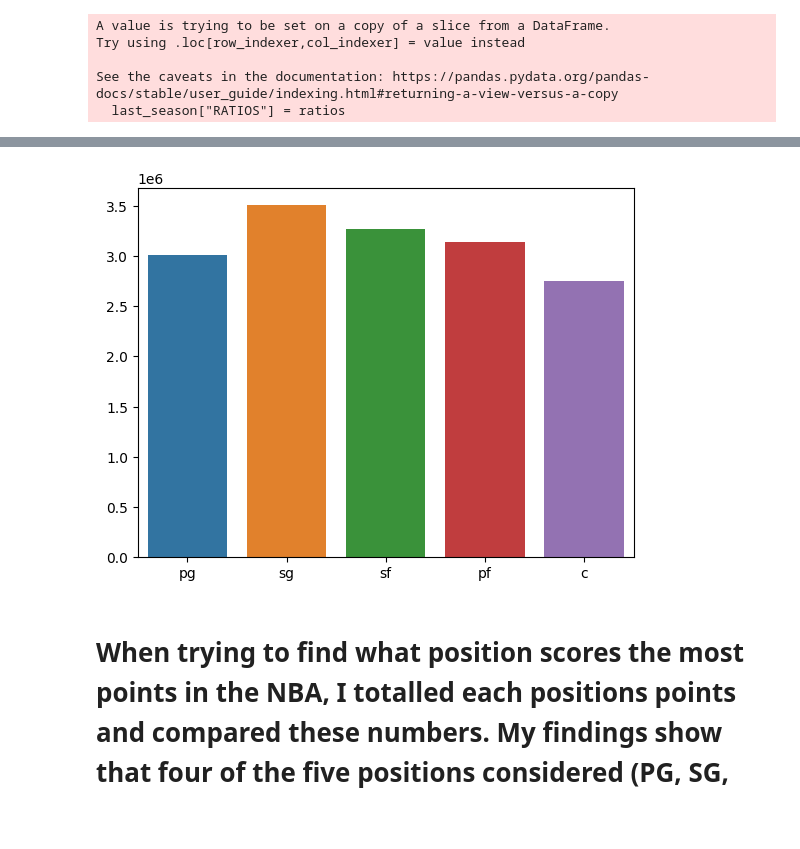
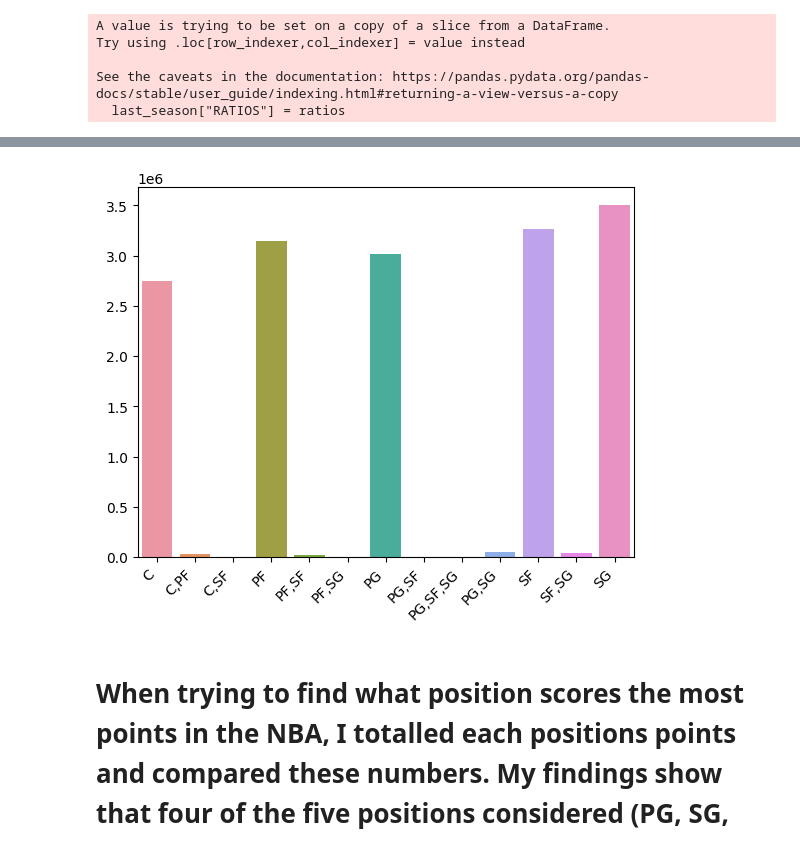
Before and after one commit to HtH-HacktheHood/2022_fall_program, a Jupyter notebook: Finding-an-Interesting-Dataset/nba_players.ipynb, the cells around one changed output, grey strips where cells are left out. Drawn from its saved outputs; the diff is of its cells as text; code cells hidden in the pictures; blank space fills up the shorter version.

```diff
--- a/Finding-an-Interesting-Dataset/nba_players.ipynb
+++ b/Finding-an-Interesting-Dataset/nba_players.ipynb
@@ -99,0 +49,12 @@ pg, sg, sf, pf, c
+# %%
+'''What position is the most prolific with scoring in the NBA?
+
+- separate players by position
+- get total points for each position
+- compare totals to find highest value
+'''
+
+q1_data = dirty_nba[["Pos", "PTS"]]
+pos_totals = q1_data.groupby("Pos").sum()
+
+pos_totals
@@ -100,17 +77,20 @@ pg, sg, sf, pf, c
 # %%
-totals = {
-    "pg": pg,
-    "sg": sg,
-    "sf": sf,
-    "pf": pf,
-    "c" : c,
-}
+vis_data = {}
+for index , row in pos_totals.iterrows():
+    vis_data[row.name] = row["PTS"]
 
-df = pandas.DataFrame([totals])
-seaborn.barplot(data=df)
+vis_df = pandas.DataFrame([vis_data])
+visual = seaborn.barplot(data=vis_df)
+
+visual.set_xticklabels(
+    visual.get_xticklabels(),
+    rotation=45,
+    horizontalalignment='right',
+)
+
 matplotlib.pyplot.show()
 # %% [output]
-[figure, old version]
+[figure, new version]
 # %% [markdown]
 # When trying to find what position scores the most points in the NBA, I totalled each positions points and compared these numbers. My findings show that four of the five positions considered (PG, SG, SF, and PF) scored over three million points total. However, shooting guards scored the most at 3,502,449.
 # %%
```
Also changed, not shown: parts of 5 cells of this notebook.
